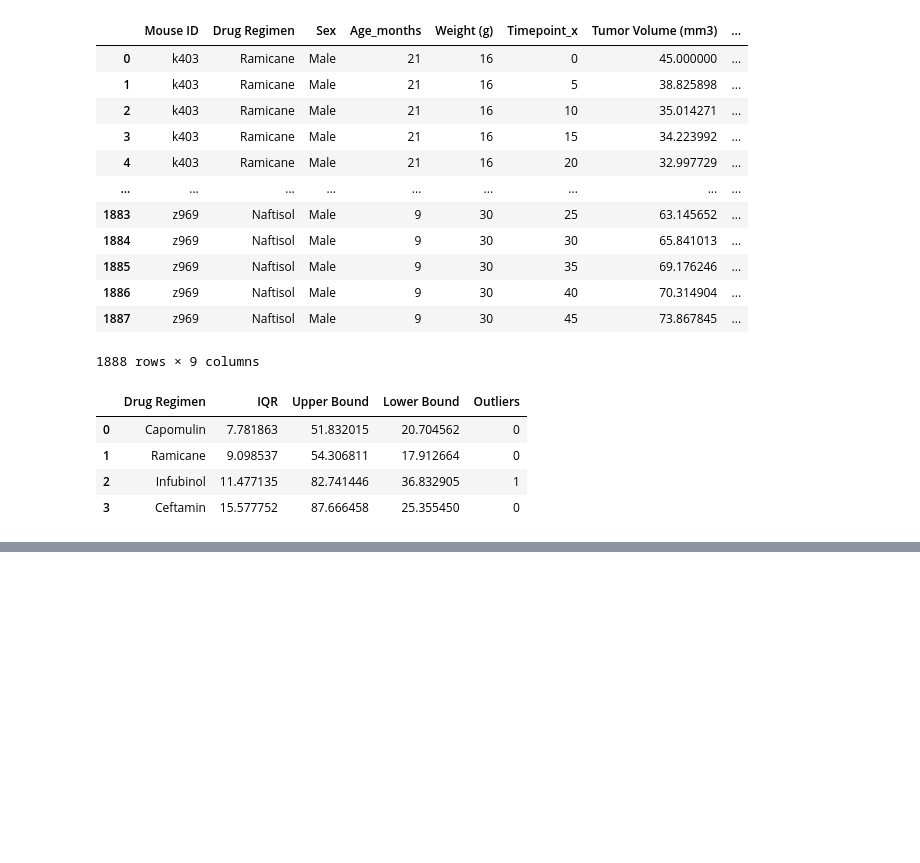
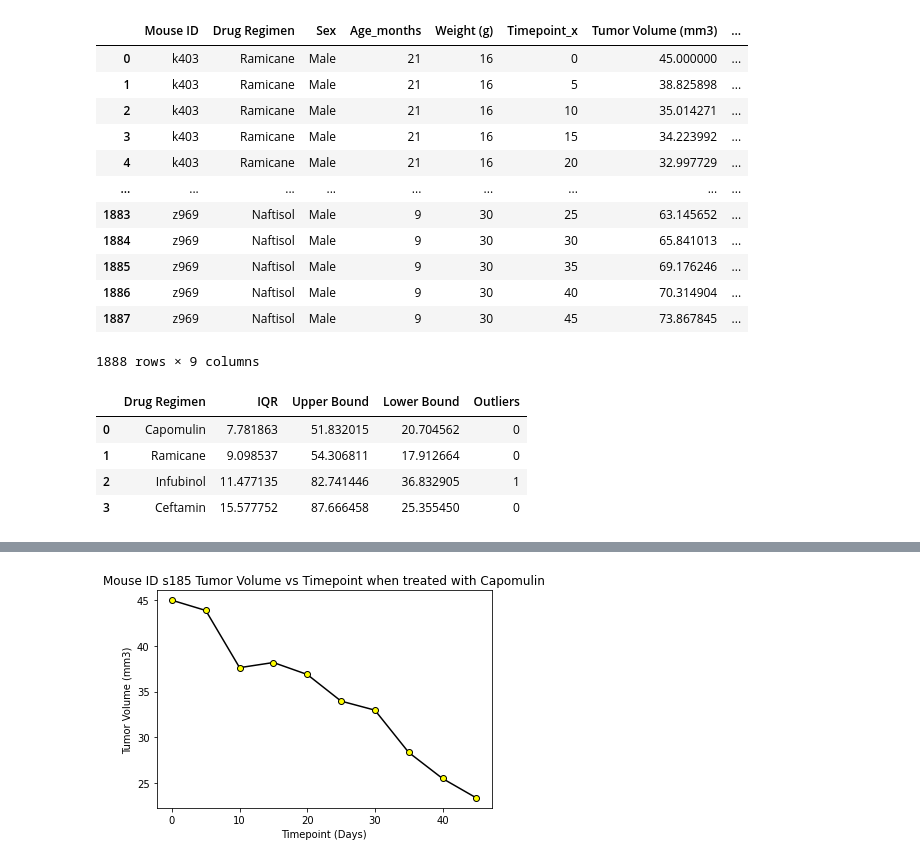
Before and after one commit to Prakb2401/matplotlib-challenge, a Jupyter notebook: Pymaceuticals/Pymaceuticals.ipynb, the cells around one changed output, grey strips where cells are left out. Drawn from its saved outputs; the diff is of its cells as text; code cells hidden in the pictures; blank space fills up the shorter version.

```diff
--- a/Pymaceuticals/Pymaceuticals.ipynb
+++ b/Pymaceuticals/Pymaceuticals.ipynb
@@ -264 +277,17 @@ TypeError: ylabel() missing 1 required positional argument: 'ylabel'
 [figure]
+# %%
+lineplot1 = Pymaceuticals_df2.loc[Pymaceuticals_df2["Drug Regimen"] == "Capomulin"]
+#lineplot1
+# %%
+lineplot2 = lineplot1.loc[lineplot1["Mouse ID"] == "s185"]
+#lineplot2
+# %%
+# Generate a line plot of tumor volume vs. time point for a mouse treated with Capomulin
+lineplot3 = plt.plot(lineplot2["Timepoint"], lineplot2["Tumor Volume (mm3)"], marker = "o", color = "black", markerfacecolor = "yellow")
+
+plt.title("Mouse ID s185 Tumor Volume vs Timepoint when treated with Capomulin")
+plt.ylabel("Tumor Volume (mm3)")
+plt.xlabel("Timepoint (Days)")
+plt.show()
+# %% [output]
+[figure, added]
```
Also changed, not shown: parts of 24 cells of this notebook.
